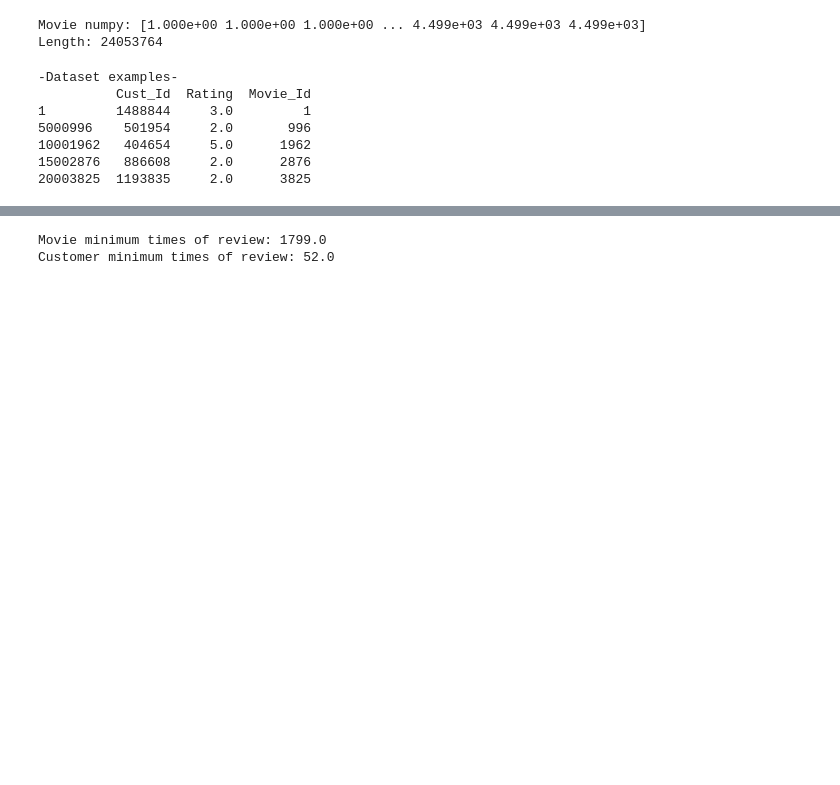
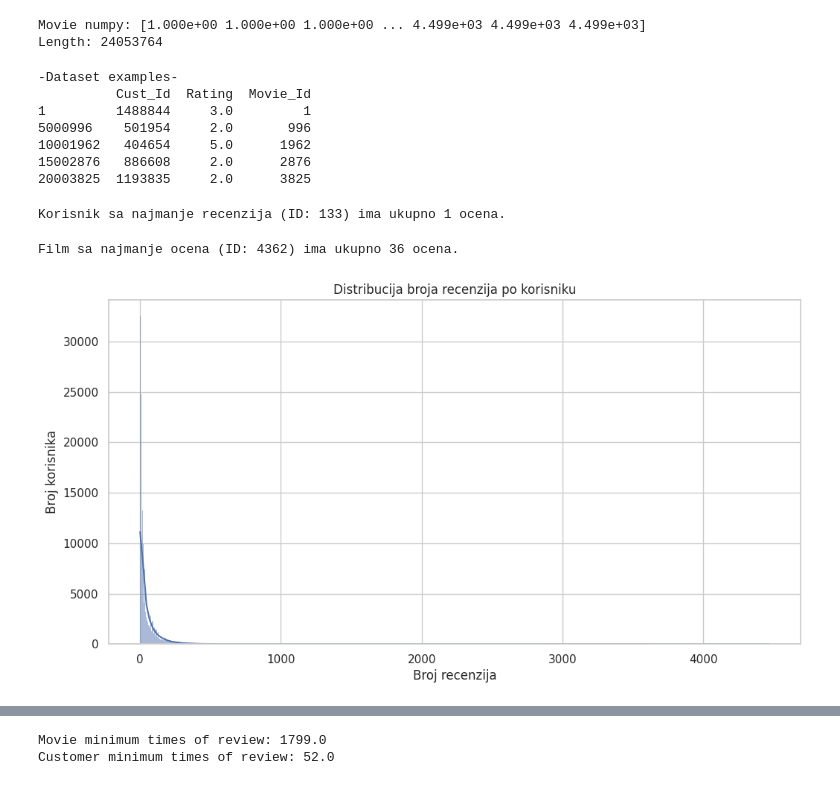
Before and after one commit to dimitrijemarkovic/Parallel-Collaborative-Filtering-at-Scale-for-the-Netflix-Prize, a Jupyter notebook: Data manipulation.ipynb, the cells around one changed output, grey strips where cells are left out. Saved outputs shown, nothing was run; the diff lists cells and outputs as text; code cells hidden in the pictures; blank space fills up the shorter version.

```diff
--- a/Data manipulation.ipynb
+++ b/Data manipulation.ipynb
@@ -116,3 +136,32 @@ print(df.iloc[::5000000, :])
 10001962   404654     5.0      1962
 15002876   886608     2.0      2876
 20003825  1193835     2.0      3825
+# %%
+user_review_counts = df.groupby('Cust_Id')['Rating'].count()
+
+min_user_reviews = user_review_counts.min()
+min_user = user_review_counts[user_review_counts == min_user_reviews].index[0]
+
+print(f'Korisnik sa najmanje recenzija (ID: {min_user}) ima ukupno {min_user_reviews} ocena.')
+# %% [output]
+Korisnik sa najmanje recenzija (ID: 133) ima ukupno 1 ocena.
+# %%
+movie_review_counts = df.groupby('Movie_Id')['Rating'].count()
+
+min_movie_reviews = movie_review_counts.min()
+min_movie = movie_review_counts[movie_review_counts == min_movie_reviews].index[0]
+
+print(f'Film sa najmanje ocena (ID: {min_movie}) ima ukupno {min_movie_reviews} ocena.')
+# %% [output]
+Film sa najmanje ocena (ID: 4362) ima ukupno 36 ocena.
+# %%
+sns.set(style="whitegrid")
+
+plt.figure(figsize=(12, 6))
+sns.histplot(user_review_counts , kde=True)
+plt.title('Distribucija broja recenzija po korisniku')
+plt.xlabel('Broj recenzija')
+plt.ylabel('Broj korisnika')
+plt.show()
+# %% [output]
+[figure, added]
```
Also changed, not shown: parts of 9 cells of this notebook.
